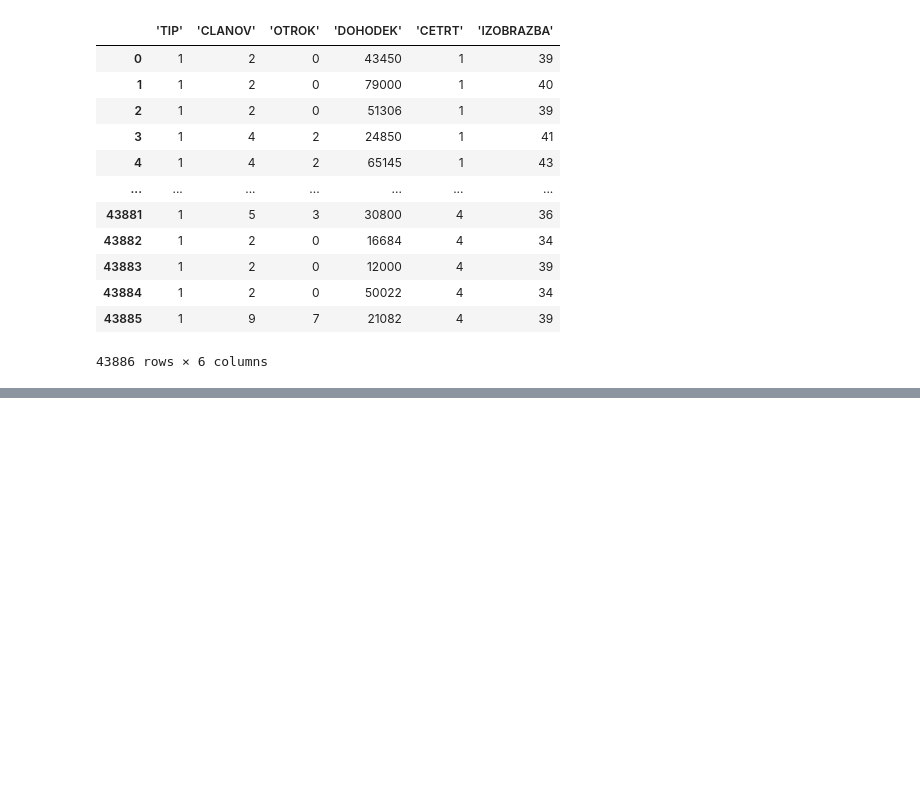
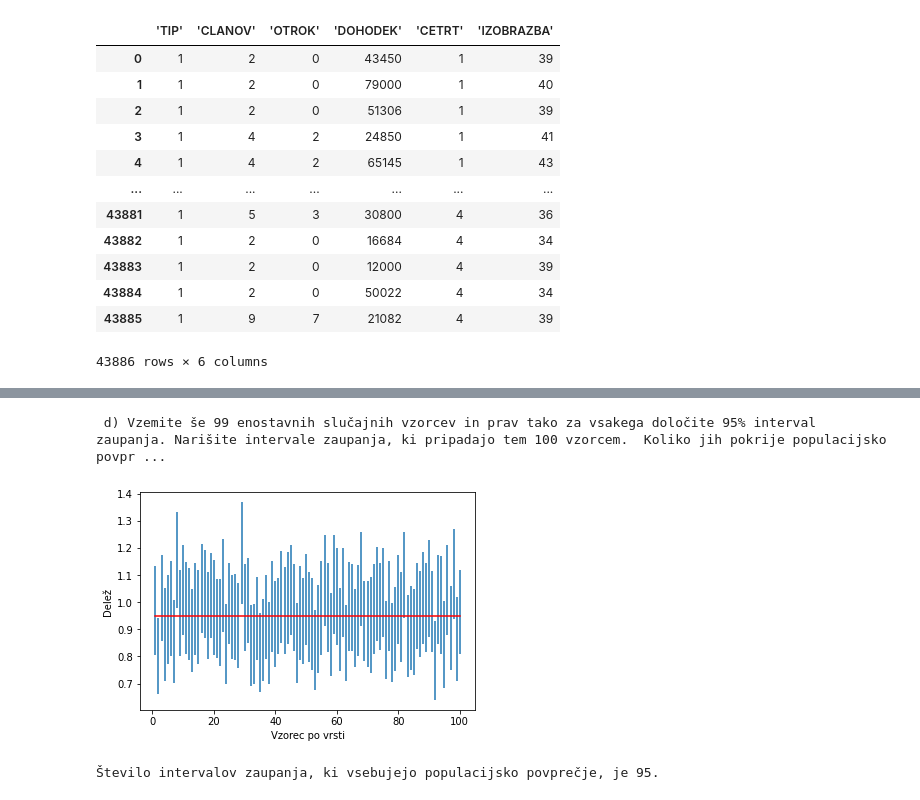
Before and after one commit to DejanPeric058/Seminarska-naloga-pri-Statistiki, a Jupyter notebook: 1. naloga.ipynb, the cells around one changed output, grey strips where cells are left out. Saved outputs shown, nothing was run; the diff lists cells and outputs as text; code cells hidden in the pictures; blank space fills up the shorter version.

```diff
--- a/1. naloga.ipynb
+++ b/1. naloga.ipynb
@@ -112,3 +76,38 @@ Populacijsko povprečje se nahaja v našem intervalu zaupanja vzetega vzorca.
+# %%
+print('\n d) Vzemite še 99 enostavnih slučajnih vzorcev in prav tako za vsakega določite '
+    '95% interval zaupanja. Narišite intervale zaupanja, ki pripadajo tem 100 vzorcem. '
+    ' Koliko jih pokrije populacijsko povprečje? \n')
+stevilo_pokritij = 0
+stevilo_vzorcev = 99
+povprecja = [povprecje_vzorca]
+odstopanja = [odstop]
+standardne_napake = [standardna_napaka_vzorca]
+for i in range(stevilo_vzorcev):
+    vzorec = sample(Kibergrad_otroci, n)
+    povprecje = np.average(vzorec)
+    povprecja.append(povprecje)
+    standardna_napaka = np.sqrt((N-n)/(N*(n-1))*staty.moment(vzorec, 2))
+    odstop = student_inv * standardna_napaka
+    odstopanja.append(odstop)
+    standardne_napake.append(standardna_napaka)
+    if populacijsko_povprecje > povprecje - odstop and populacijsko_povprecje < povprecje + odstop:
+        stevilo_pokritij += 1
+POVPRECJE = []
+NAPAKA = []
+for x in range(stevilo_vzorcev + 1):
+    POVPRECJE.append(populacijsko_povprecje)
+    NAPAKA.append(prava_standardna_napaka)
+plt.xlabel('Vzorec po vrsti')
+plt.ylabel('Delež')
+plt.errorbar(range(1, stevilo_vzorcev + 2), povprecja, xerr=0, yerr=odstopanja, fmt='none')
+plt.plot(range(1,2 + stevilo_vzorcev), POVPRECJE, 'r')
+plt.show()
+
+print('Število intervalov zaupanja, ki vsebujejo populacijsko povprečje, je ' + str(stevilo_pokritij) + '.')
+# %% [output]
+ d) Vzemite še 99 enostavnih slučajnih vzorcev in prav tako za vsakega določite 95% interval zaupanja. Narišite intervale zaupanja, ki pripadajo tem 100 vzorcem.  Koliko jih pokrije populacijsko povpr ...
+[figure, added]
+Število intervalov zaupanja, ki vsebujejo populacijsko povprečje, je 95.
 # %%
 print('\n e) Izračunajte standardni odklon vzorčnih povprečij za 100 prej dobljenih vzorcev. '
     'Primerjajte s pravo standardno napako za vzorec velikosti 200.\n')
```
Also changed, not shown: parts of 5 cells of this notebook.
